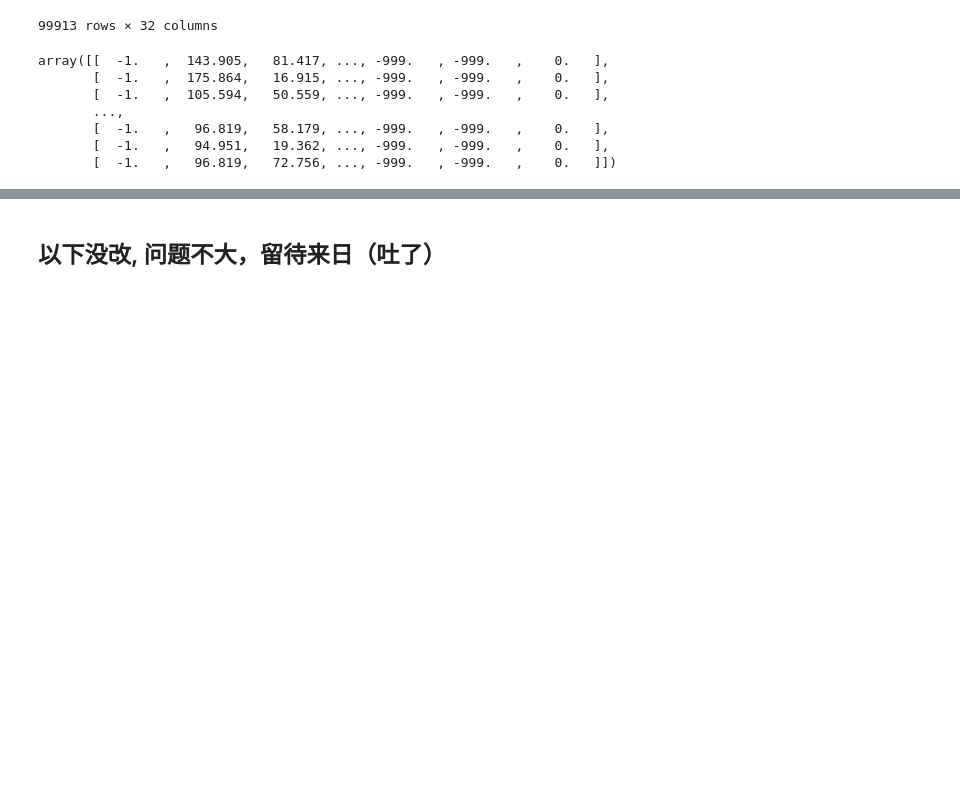
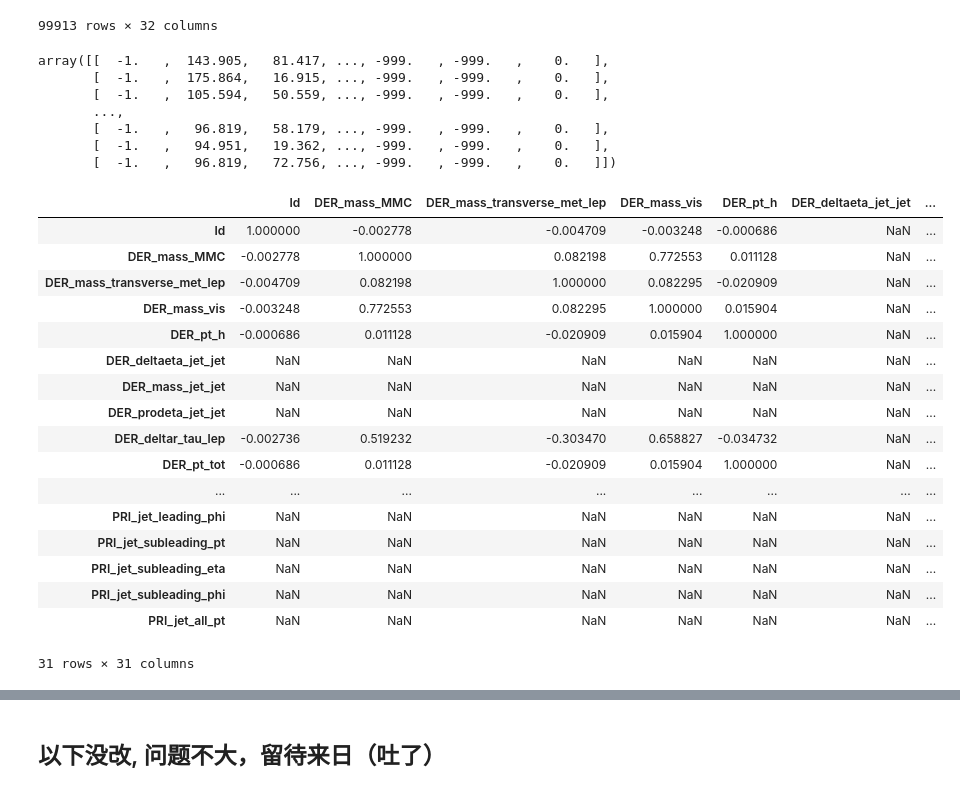
Before and after one commit to yf0726/ML_2018, a Jupyter notebook: ML_prj1_YF-Copy2.ipynb, the cells around one changed output, grey strips where cells are left out. Drawn from its saved outputs; the diff is of its cells as text; code cells hidden in the pictures; blank space fills up the shorter version.

```diff
--- a/ML_prj1_YF-Copy2.ipynb
+++ b/ML_prj1_YF-Copy2.ipynb
@@ -198,3 +201,24 @@ array([[  -1.   ,  143.905,   81.417, ..., -999.   , -999.   ,    0.   ],
        [  -1.   ,   96.819,   58.179, ..., -999.   , -999.   ,    0.   ],
        [  -1.   ,   94.951,   19.362, ..., -999.   , -999.   ,    0.   ],
        [  -1.   ,   96.819,   72.756, ..., -999.   , -999.   ,    0.   ]])
+# %%
+corr0
+# %% [output]
+|  | Id | DER_mass_MMC | DER_mass_transverse_met_lep | DER_mass_vis | DER_pt_h | DER_deltaeta_jet_jet | ... |
+| Id | 1.000000 | -0.002778 | -0.004709 | -0.003248 | -0.000686 | NaN | ... |
+| DER_mass_MMC | -0.002778 | 1.000000 | 0.082198 | 0.772553 | 0.011128 | NaN | ... |
+| DER_mass_transverse_met_lep | -0.004709 | 0.082198 | 1.000000 | 0.082295 | -0.020909 | NaN | ... |
+| DER_mass_vis | -0.003248 | 0.772553 | 0.082295 | 1.000000 | 0.015904 | NaN | ... |
+| DER_pt_h | -0.000686 | 0.011128 | -0.020909 | 0.015904 | 1.000000 | NaN | ... |
+| DER_deltaeta_jet_jet | NaN | NaN | NaN | NaN | NaN | NaN | ... |
+| DER_mass_jet_jet | NaN | NaN | NaN | NaN | NaN | NaN | ... |
+| DER_prodeta_jet_jet | NaN | NaN | NaN | NaN | NaN | NaN | ... |
+| DER_deltar_tau_lep | -0.002736 | 0.519232 | -0.303470 | 0.658827 | -0.034732 | NaN | ... |
+| DER_pt_tot | -0.000686 | 0.011128 | -0.020909 | 0.015904 | 1.000000 | NaN | ... |
+| ... | ... | ... | ... | ... | ... | ... | ... |
+| PRI_jet_leading_phi | NaN | NaN | NaN | NaN | NaN | NaN | ... |
+| PRI_jet_subleading_pt | NaN | NaN | NaN | NaN | NaN | NaN | ... |
+| PRI_jet_subleading_eta | NaN | NaN | NaN | NaN | NaN | NaN | ... |
+| PRI_jet_subleading_phi | NaN | NaN | NaN | NaN | NaN | NaN | ... |
+| PRI_jet_all_pt | NaN | NaN | NaN | NaN | NaN | NaN | ... |
+31 rows × 31 columns
```
Also changed, not shown: parts of 11 cells of this notebook, 1 other file.
